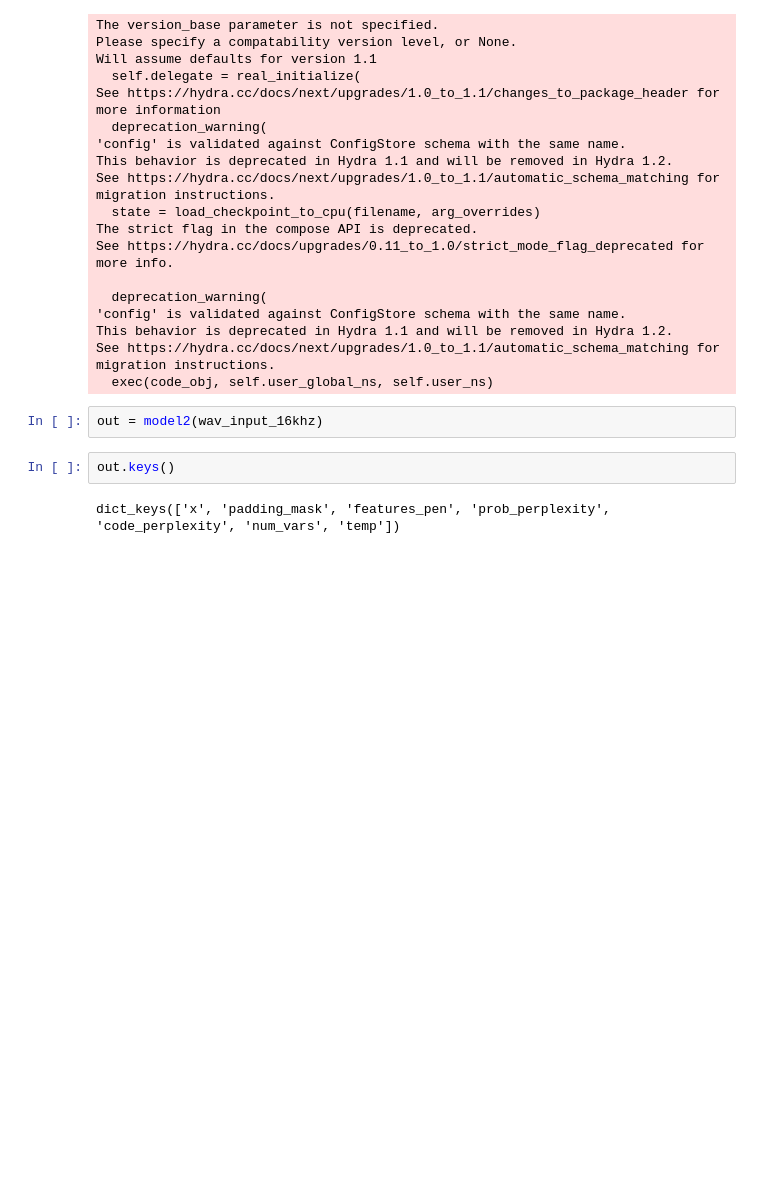
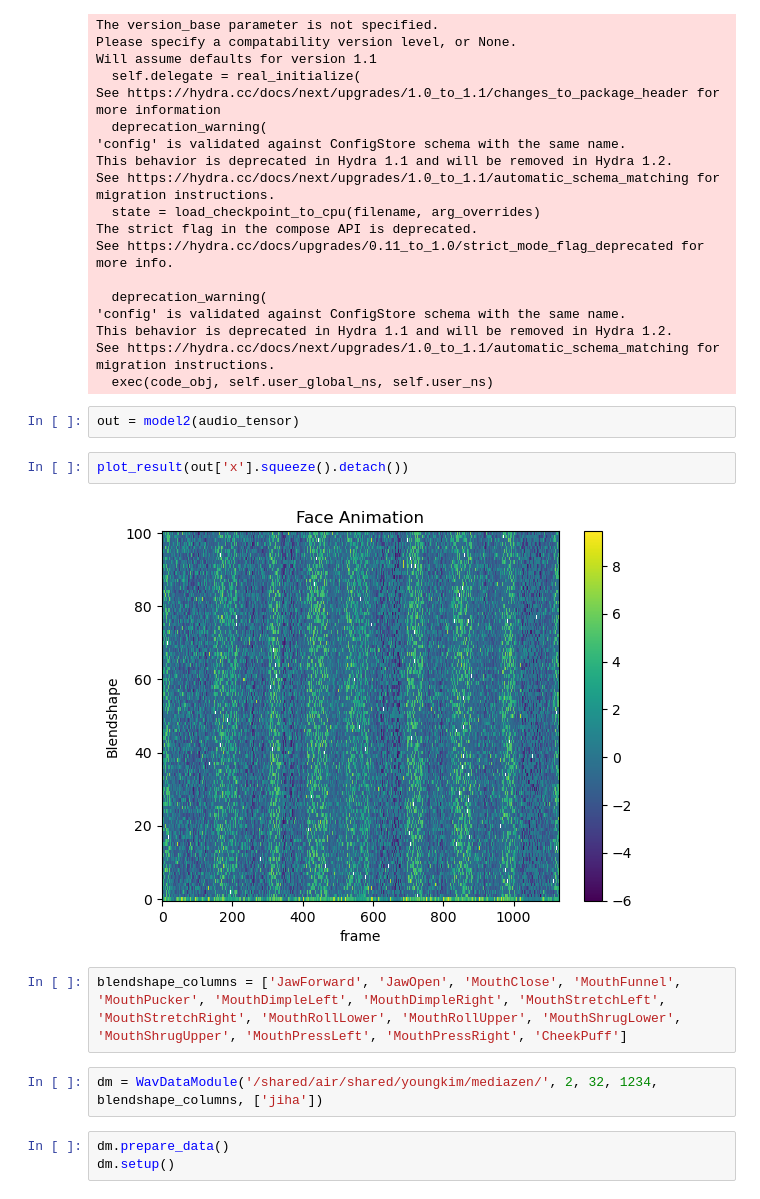
Before and after one commit to ishine/speech2blendshape, a Jupyter notebook: notebook/wav2vec.ipynb, the cells around one changed output. Cells and saved outputs as stored; diff of their text form; blank space fills up the shorter version.

```diff
--- a/notebook/wav2vec.ipynb
+++ b/notebook/wav2vec.ipynb
@@ -78,8 +127,15 @@ This behavior is deprecated in Hydra 1.1 and will be removed in Hydra 1.2.
 See https://hydra.cc/docs/next/upgrades/1.0_to_1.1/automatic_schema_matching for migration instructions.
   exec(code_obj, self.user_global_ns, self.user_ns)
 # %%
-out = model2(wav_input_16khz)
+out = model2(audio_tensor)
-# %%
-out.keys()
-# %% [output]
-dict_keys(['x', 'padding_mask', 'features_pen', 'prob_perplexity', 'code_perplexity', 'num_vars', 'temp'])
+# %%
+plot_result(out['x'].squeeze().detach())
+# %% [output]
+[figure, added]
+# %%
+blendshape_columns = ['JawForward', 'JawOpen', 'MouthClose', 'MouthFunnel', 'MouthPucker', 'MouthDimpleLeft', 'MouthDimpleRight', 'MouthStretchLeft', 'MouthStretchRight', 'MouthRollLower', 'MouthRollUpper', 'MouthShrugLower', 'MouthShrugUpper', 'MouthPressLeft', 'MouthPressRight', 'CheekPuff']
+# %%
+dm = WavDataModule('/shared/air/shared/youngkim/mediazen/', 2, 32, 1234, blendshape_columns, ['jiha'])
+# %%
+dm.prepare_data()
+dm.setup()
```
Also changed, not shown: parts of 15 cells of this notebook, 2 other files.
